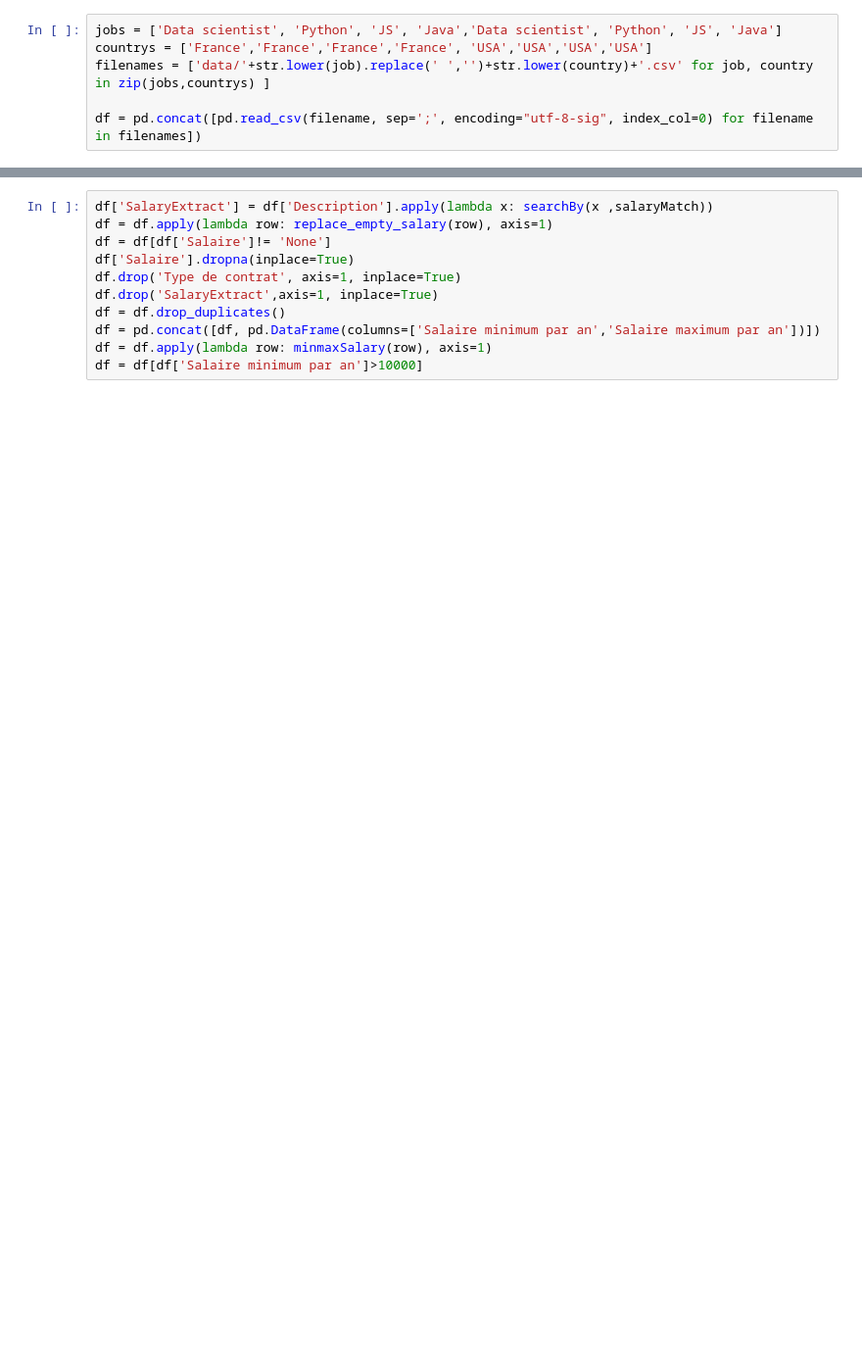
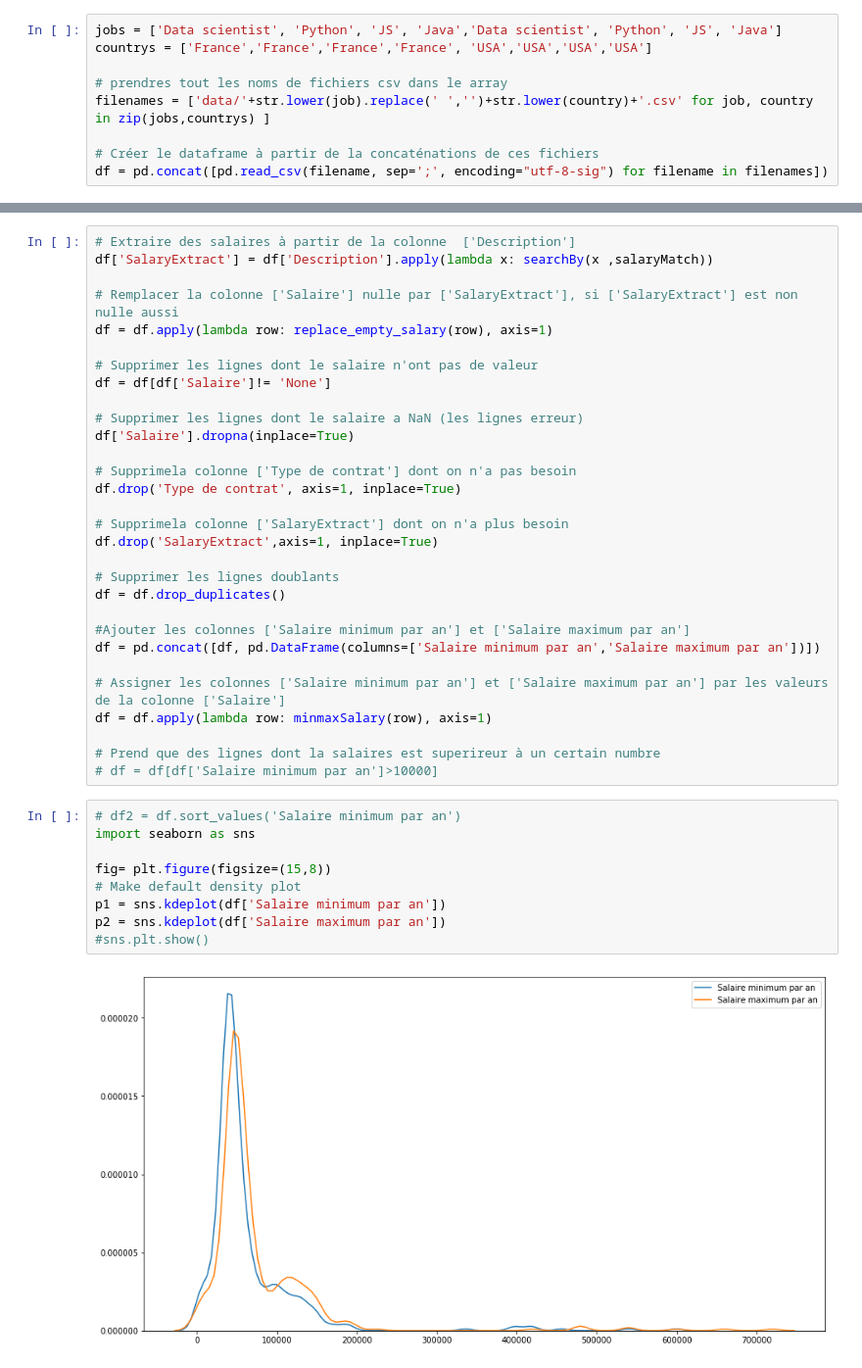
Before and after one commit to yanggautier/Projet_Classification_Salaire, a Jupyter notebook: Proprocessing.ipynb, the cells around one changed output, grey strips where cells are left out. Shown: that part at 98% size. Cells and saved outputs as stored; diff of their text form; blank space fills up the shorter version.

```diff
--- a/Proprocessing.ipynb
+++ b/Proprocessing.ipynb
@@ -5,7 +6,10 @@ import numpy as np
 # %%
 jobs = ['Data scientist', 'Python', 'JS', 'Java','Data scientist', 'Python', 'JS', 'Java']
 countrys = ['France','France','France','France', 'USA','USA','USA','USA']
+
+# prendres tout les noms de fichiers csv dans le array
 filenames = ['data/'+str.lower(job).replace(' ','')+str.lower(country)+'.csv' for job, country in zip(jobs,countrys) ]
 
-df = pd.concat([pd.read_csv(filename, sep=';', encoding="utf-8-sig", index_col=0) for filename in filenames])
+# Créer le dataframe à partir de la concaténations de ces fichiers
+df = pd.concat([pd.read_csv(filename, sep=';', encoding="utf-8-sig") for filename in filenames])
 # %%
@@ -150,12 +187,42 @@ df = df.apply(lambda row: skill_required(row, skills), axis=1)
 salaryMatch = re.compile(r'((([\$€]\s?\d+([\.,\s]?\d{3})*[\s]?k?([\.,\s]\d{2})?([\s]?((à)|(au)|(et)|(\/)|(->?)|(to)|(and))?[\s]?[\$€]?[\s]?\d{1,3}([\.,\s]?\d{3})*\s?k?([\.,\s]?\d{2})?)?)|((\d+([\.,\s]?\d{3})*\s?k?([\.,\s]\d{2})?\s?[\$€]?([\s]?((à)|(au)|(et)|(and)|(\/)|(->?)|(to))?[\s]?\d{1,3}([\.,\s]?\d{3})*\s?k?([\.,\s]\d{2})?)?)[€\$])[\s]?)(\s*(brut)?\s*((par)|(a)|(an)|(per)|(by)|(\/)|(every)|(un)|(une))[\s]*((annually)|(heure)|(jour)|(hebdomadaire)|(mois)|(mensuel)|(hour)|(day)|(month)|(year)|(an))))')
 # %%
+# Extraire des salaires à partir de la colonne  ['Description']
 df['SalaryExtract'] = df['Description'].apply(lambda x: searchBy(x ,salaryMatch))
+
+# Remplacer la colonne ['Salaire'] nulle par ['SalaryExtract'], si ['SalaryExtract'] est non nulle aussi
 df = df.apply(lambda row: replace_empty_salary(row), axis=1)
+
+# Supprimer les lignes dont le salaire n'ont pas de valeur
 df = df[df['Salaire']!= 'None']
+
+# Supprimer les lignes dont le salaire a NaN (les lignes erreur)
 df['Salaire'].dropna(inplace=True)
+
+# Supprimela colonne ['Type de contrat'] dont on n'a pas besoin
 df.drop('Type de contrat', axis=1, inplace=True)
+
+# Supprimela colonne ['SalaryExtract'] dont on n'a plus besoin
 df.drop('SalaryExtract',axis=1, inplace=True)
+
+# Supprimer les lignes doublants
 df = df.drop_duplicates()
+
+#Ajouter les colonnes ['Salaire minimum par an'] et ['Salaire maximum par an']
 df = pd.concat([df, pd.DataFrame(columns=['Salaire minimum par an','Salaire maximum par an'])])
+
+# Assigner les colonnes ['Salaire minimum par an'] et ['Salaire maximum par an'] par les valeurs de la colonne ['Salaire']
 df = df.apply(lambda row: minmaxSalary(row), axis=1)
-df = df[df['Salaire minimum par an']>10000]
+
+# Prend que des lignes dont la salaires est superireur à un certain numbre
+# df = df[df['Salaire minimum par an']>10000]
+# %%
+# df2 = df.sort_values('Salaire minimum par an')
+import seaborn as sns
+
+fig= plt.figure(figsize=(15,8))
+# Make default density plot
+p1 = sns.kdeplot(df['Salaire minimum par an'])
+p2 = sns.kdeplot(df['Salaire maximum par an'])
+#sns.plt.show()
+# %% [output]
+[figure, added]
```
Also changed, not shown: parts of 12 cells of this notebook.
